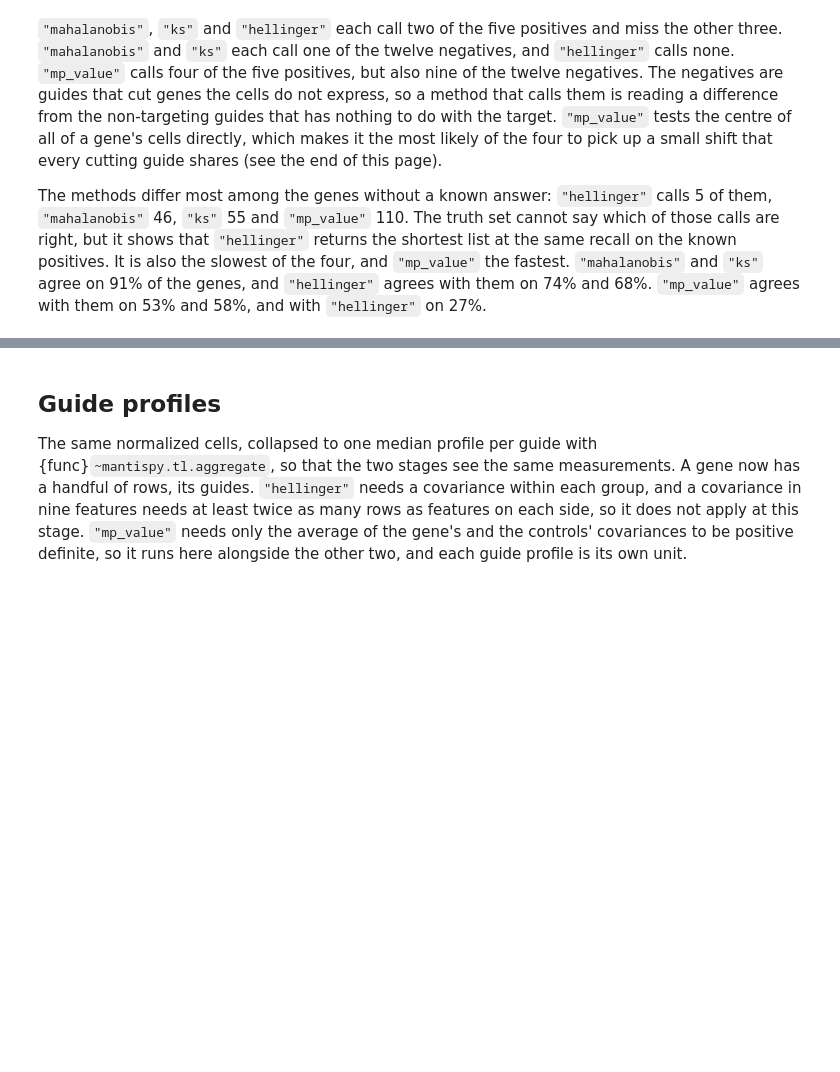
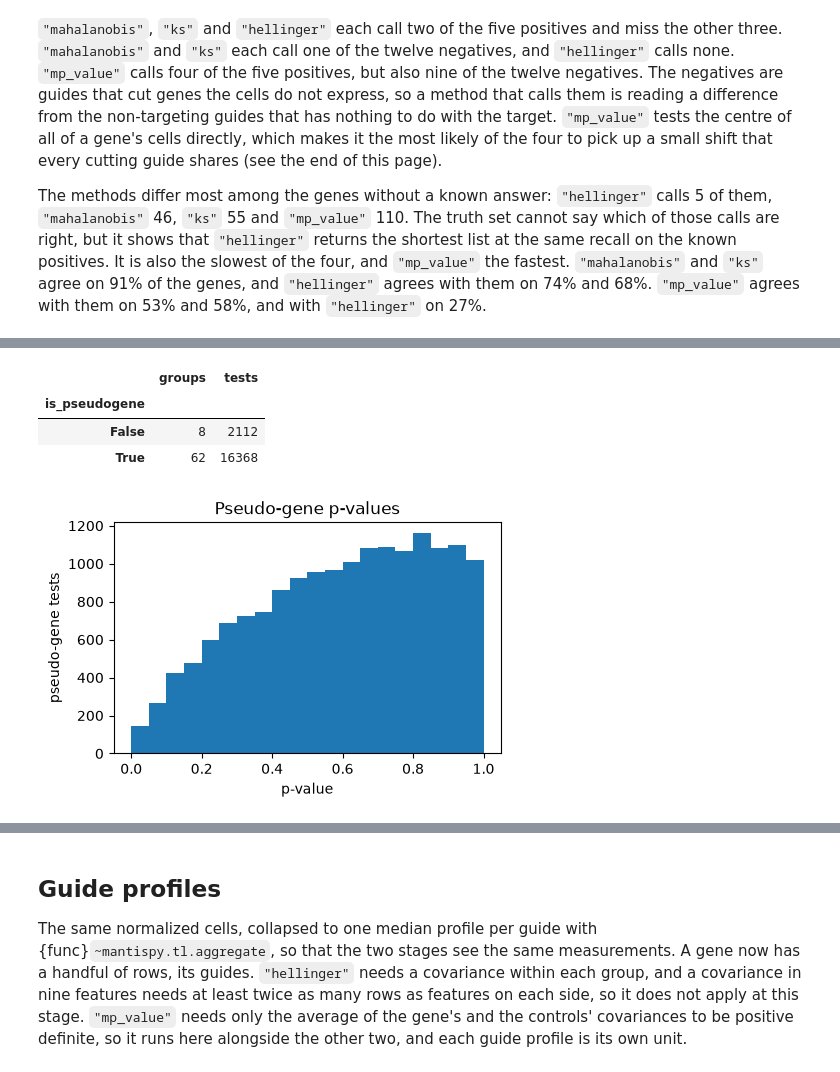
Before and after one commit to scverse/mantispy, a Jupyter notebook: docs/tutorials/genetics/hit_calling_methods.ipynb, the cells around one changed output, grey strips where cells are left out. Drawn from its saved outputs; the diff is of its cells as text; code cells hidden in the pictures; blank space fills up the shorter version.

Commit message:
Show pseudo-gene calibration of bootstrap_features in the hit-calling tutorial
Re-executed on the cluster; fixes the guide-profile mp_value counts and the
default-method sentence to match the outputs.

```diff
--- a/docs/tutorials/genetics/hit_calling_methods.ipynb
+++ b/docs/tutorials/genetics/hit_calling_methods.ipynb
@@ -127,0 +138,24 @@ on 74% and 68%. `"mp_value"` agrees with them on 53% and 58%, and with `"helling
+# %%
+acon = mt.ds.aconcagua_cells()
+acon = acon[:, acon.var_names.str.contains("_Intensity_")].copy()
+mt.pp.pseudogenes(acon, replicate="Metadata_Guide")
+mt.tl.bootstrap_features(acon, groupby="Metadata_Gene_pseudo", replicate="Metadata_Guide")
+table = acon.uns["mantispy"]["bootstrap"]
+table.groupby("is_pseudogene").agg(groups=("group", "nunique"), tests=("pvalue", "count"))
+# %% [output]
+|  | groups | tests |
+| is_pseudogene |  |  |
+| False | 8 | 2112 |
+| True | 62 | 16368 |
+# %%
+import matplotlib.pyplot as plt
+
+pseudo = table[table["is_pseudogene"]].dropna(subset=["pvalue"])
+fig, ax = plt.subplots(figsize=(5, 3))
+ax.hist(pseudo["pvalue"], bins=20, range=(0, 1))
+ax.set_xlabel("p-value")
+ax.set_ylabel("pseudo-gene tests")
+ax.set_title("Pseudo-gene p-values")
+plt.show()
+# %% [output]
+[figure, added]
```
Also changed, not shown: parts of 5 cells of this notebook.
